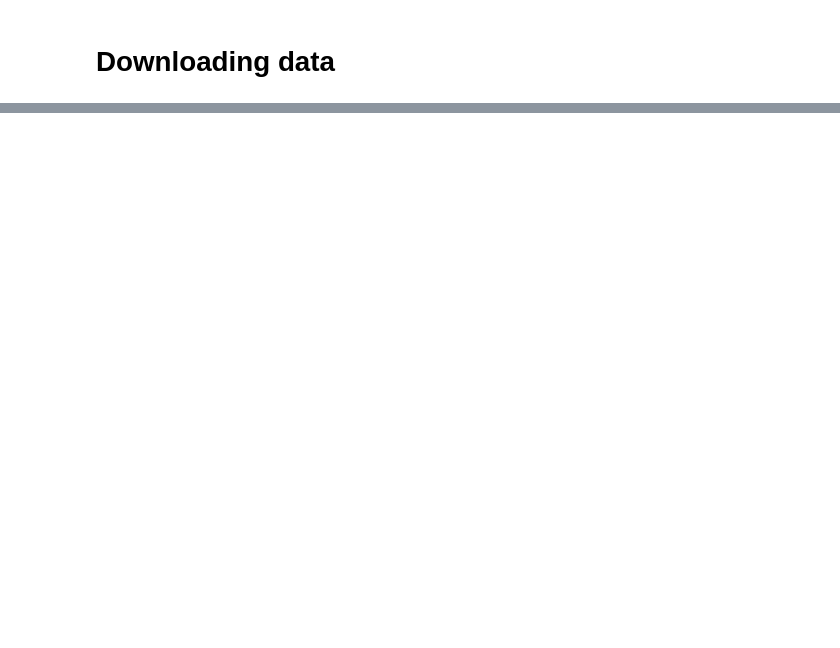
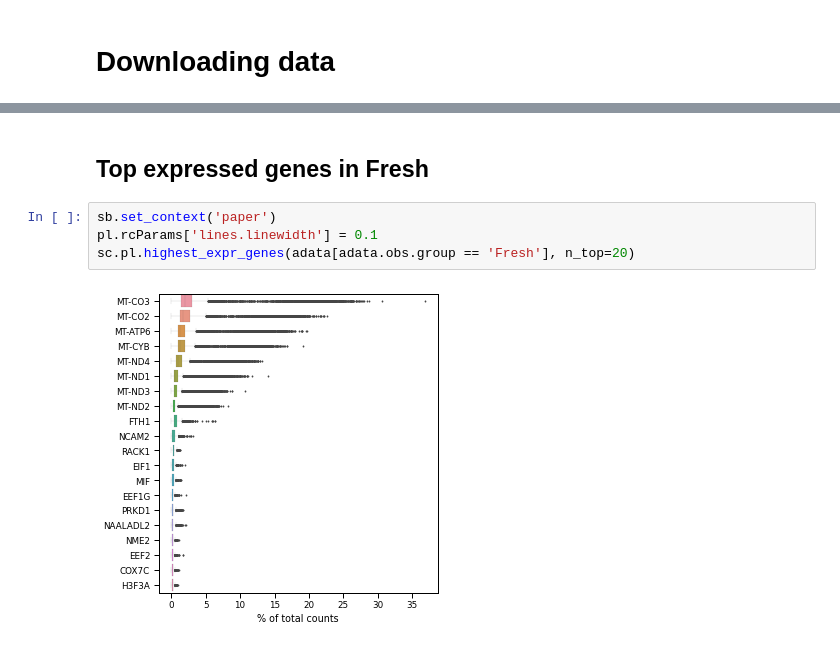
Before and after one commit to afvallejo/snPATHOSeq, a Jupyter notebook: FRP_validation_using_LnCaP.ipynb, the cells around one changed output, grey strips where cells are left out. Drawn from its saved outputs; the diff is of its cells as text; blank space fills up the shorter version.

```diff
--- a/FRP_validation_using_LnCaP.ipynb
+++ b/FRP_validation_using_LnCaP.ipynb
@@ -125,0 +137,8 @@ wget -v -O myfile.tgz -L https://ibm.box.com/shared/static/xxxxx.tgz
+# %% [markdown]
+## Top expressed genes in Fresh
+# %%
+sb.set_context('paper')
+pl.rcParams['lines.linewidth'] = 0.1
+sc.pl.highest_expr_genes(adata[adata.obs.group == 'Fresh'], n_top=20)
+# %% [output]
+[figure, added]
```
Also changed, not shown: parts of 30 cells of this notebook.
